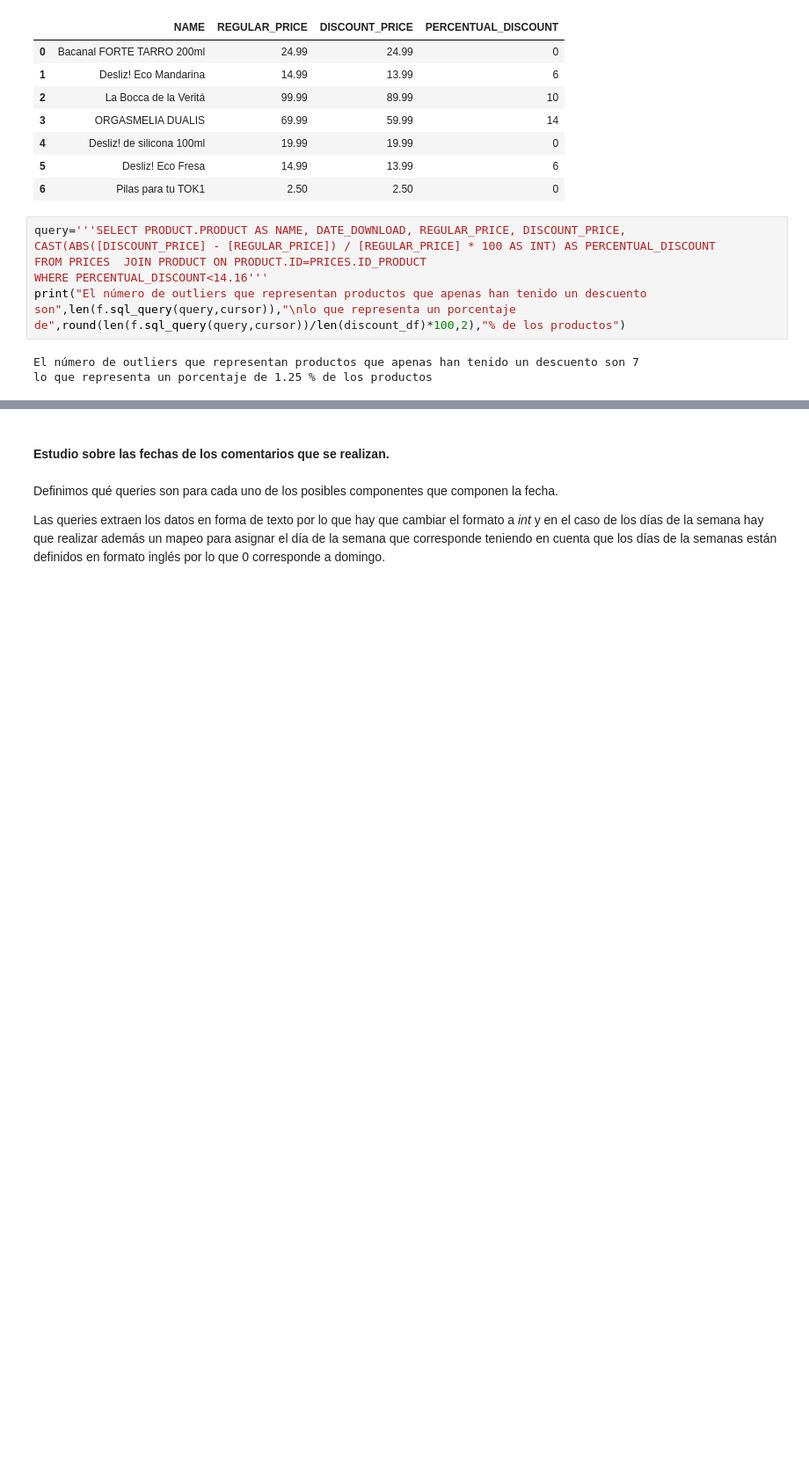
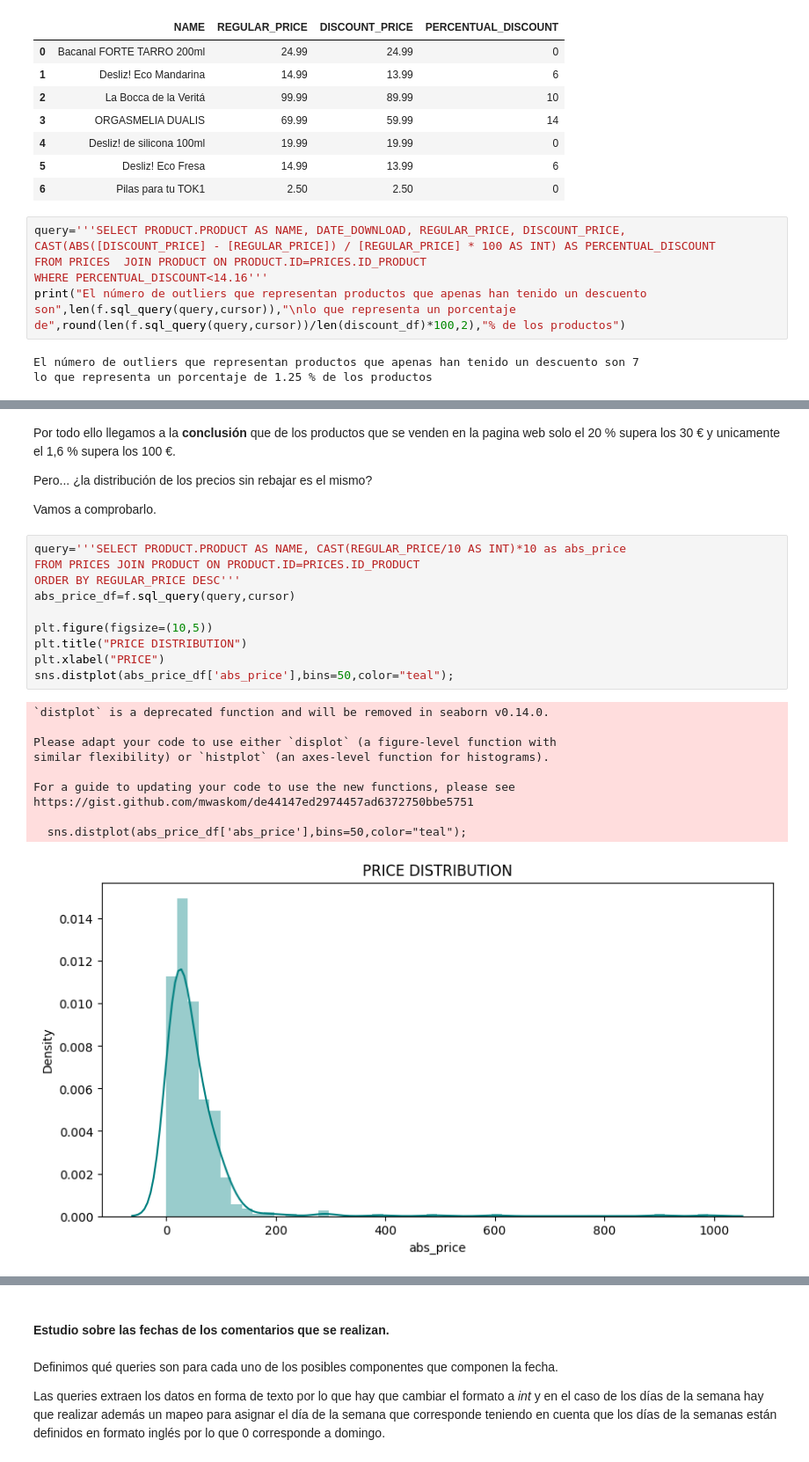
Before and after one commit to 75Engel/Proyecto_tienda_online, a Jupyter notebook: src/Notebook/03_sql.ipynb, the cells around one changed output, grey strips where cells are left out. Shown: that part at 88% size. Cells and saved outputs as stored; diff of their text form; blank space fills up the shorter version.

```diff
--- a/src/Notebook/03_sql.ipynb
+++ b/src/Notebook/03_sql.ipynb
@@ -679,0 +777,27 @@ lo que representa un porcentaje de 1.25 % de los productos
+# %% [markdown]
+Por todo ello llegamos a la **conclusión** que de los productos que se venden en la pagina web solo el 20 % supera los 30 € y unicamente el 1,6 % supera los 100 €.
+
+Pero... ¿la distribución de los precios sin rebajar es el mismo?
+
+Vamos a comprobarlo.
+# %%
+query='''SELECT PRODUCT.PRODUCT AS NAME, CAST(REGULAR_PRICE/10 AS INT)*10 as abs_price
+FROM PRICES JOIN PRODUCT ON PRODUCT.ID=PRICES.ID_PRODUCT
+ORDER BY REGULAR_PRICE DESC'''
+abs_price_df=f.sql_query(query,cursor)
+
+plt.figure(figsize=(10,5))
+plt.title("PRICE DISTRIBUTION")
+plt.xlabel("PRICE")
+sns.distplot(abs_price_df['abs_price'],bins=50,color="teal");
+# %% [output]
+`distplot` is a deprecated function and will be removed in seaborn v0.14.0.
+
+Please adapt your code to use either `displot` (a figure-level function with
+similar flexibility) or `histplot` (an axes-level function for histograms).
+
+For a guide to updating your code to use the new functions, please see
+https://gist.github.com/mwaskom/de44147ed2974457ad6372750bbe5751
+
+  sns.distplot(abs_price_df['abs_price'],bins=50,color="teal");
+[figure, added]
```
Also changed, not shown: parts of 35 cells of this notebook, 4 other files.
